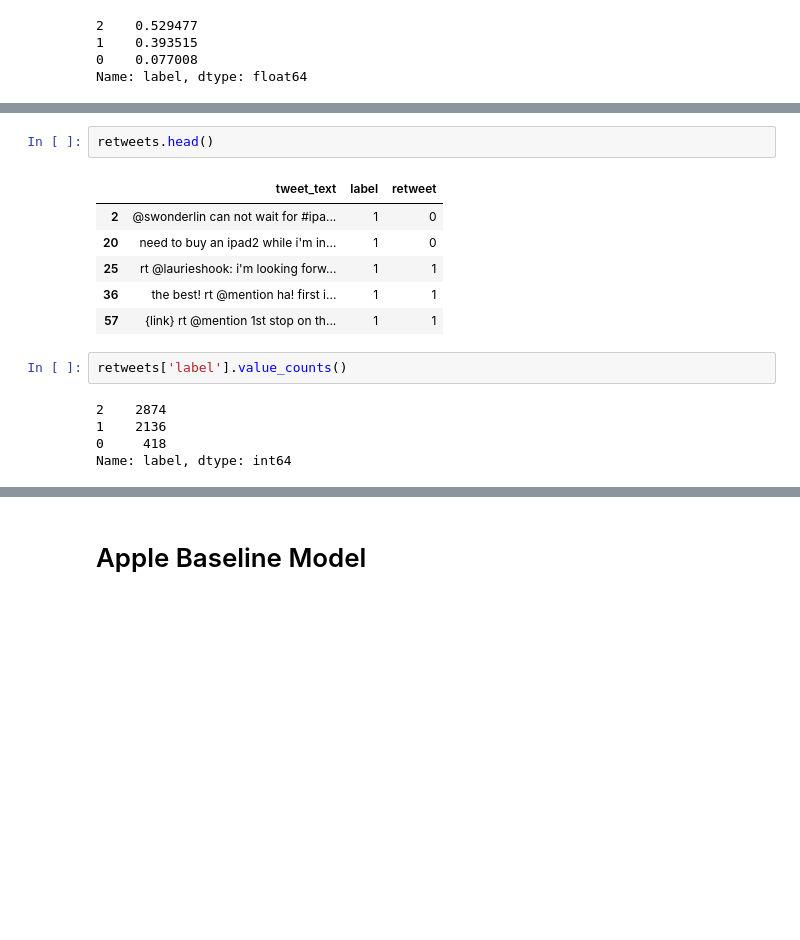
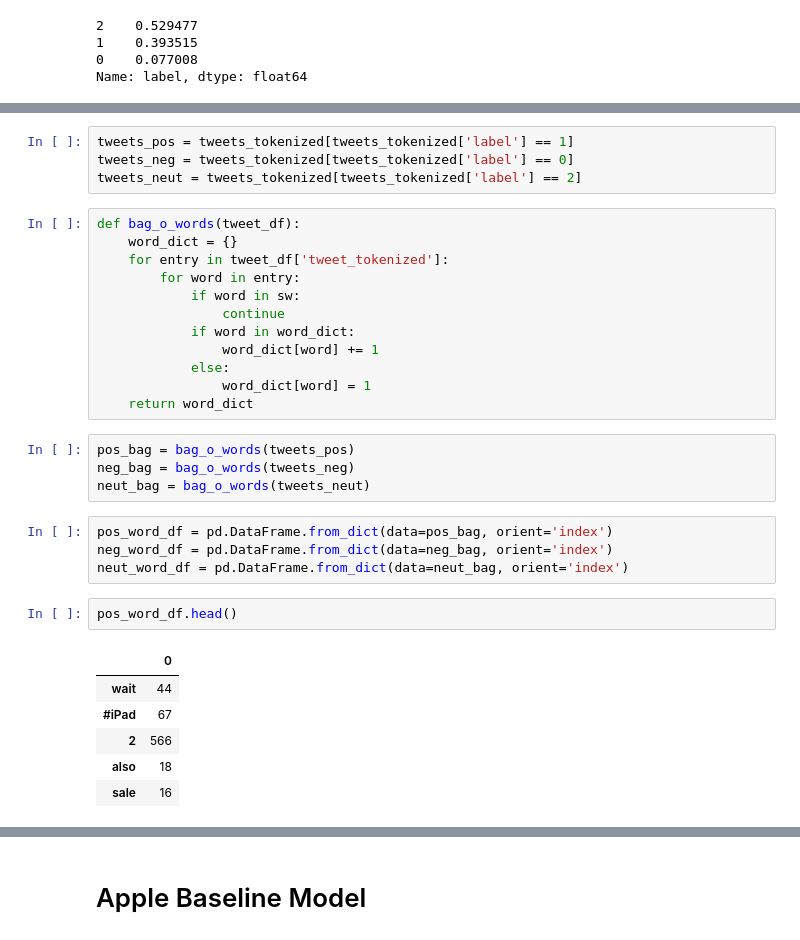
Before and after one commit to kelsklane/Apple_Tweet_Sentiment_NLP, a Jupyter notebook: jupyters/kelsey_notebook.ipynb, the cells around one changed output, grey strips where cells are left out. Cells and saved outputs as stored; diff of their text form; blank space fills up the shorter version.

```diff
--- a/jupyters/kelsey_notebook.ipynb
+++ b/jupyters/kelsey_notebook.ipynb
@@ -1116,16 +1207,33 @@ plt.title('("Initital" tweets not included in Single Tweet Count)');
+# %%
+tweets_pos = tweets_tokenized[tweets_tokenized['label'] == 1]
+tweets_neg = tweets_tokenized[tweets_tokenized['label'] == 0]
+tweets_neut = tweets_tokenized[tweets_tokenized['label'] == 2]
+# %%
+def bag_o_words(tweet_df):
+    word_dict = {}
+    for entry in tweet_df['tweet_tokenized']:
+        for word in entry:
+            if word in sw:
+                continue
+            if word in word_dict:
+                word_dict[word] += 1
+            else:
+                word_dict[word] = 1
+    return word_dict
+# %%
+pos_bag = bag_o_words(tweets_pos)
+neg_bag = bag_o_words(tweets_neg)
+neut_bag = bag_o_words(tweets_neut)
+# %%
+pos_word_df = pd.DataFrame.from_dict(data=pos_bag, orient='index')
+neg_word_df = pd.DataFrame.from_dict(data=neg_bag, orient='index')
+neut_word_df = pd.DataFrame.from_dict(data=neut_bag, orient='index')
 # %%
-retweets.head()
+pos_word_df.head()
 # %% [output]
-|  | tweet_text | label | retweet |
-| 2 | @swonderlin can not wait for #ipa... | 1 | 0 |
-| 20 | need to buy an ipad2 while i'm in... | 1 | 0 |
-| 25 | rt @laurieshook: i'm looking forw... | 1 | 1 |
-| 36 | the best! rt @mention ha! first i... | 1 | 1 |
-| 57 | {link} rt @mention 1st stop on th... | 1 | 1 |
+|  | 0 |
+| wait | 44 |
+| #iPad | 67 |
+| 2 | 566 |
+| also | 18 |
+| sale | 16 |
-# %%
-retweets['label'].value_counts()
-# %% [output]
-2    2874
-1    2136
-0     418
-Name: label, dtype: int64
```
Also changed, not shown: parts of 13 cells of this notebook, 14 other files.
